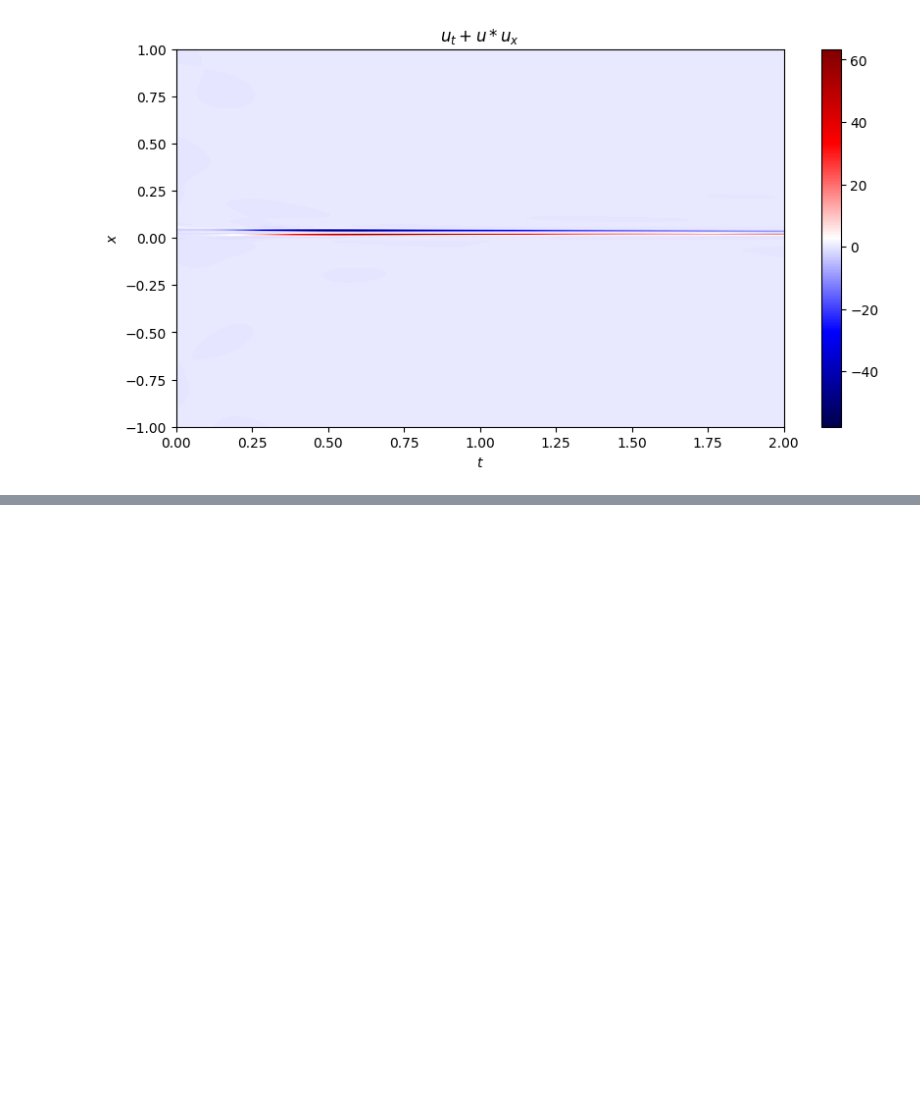
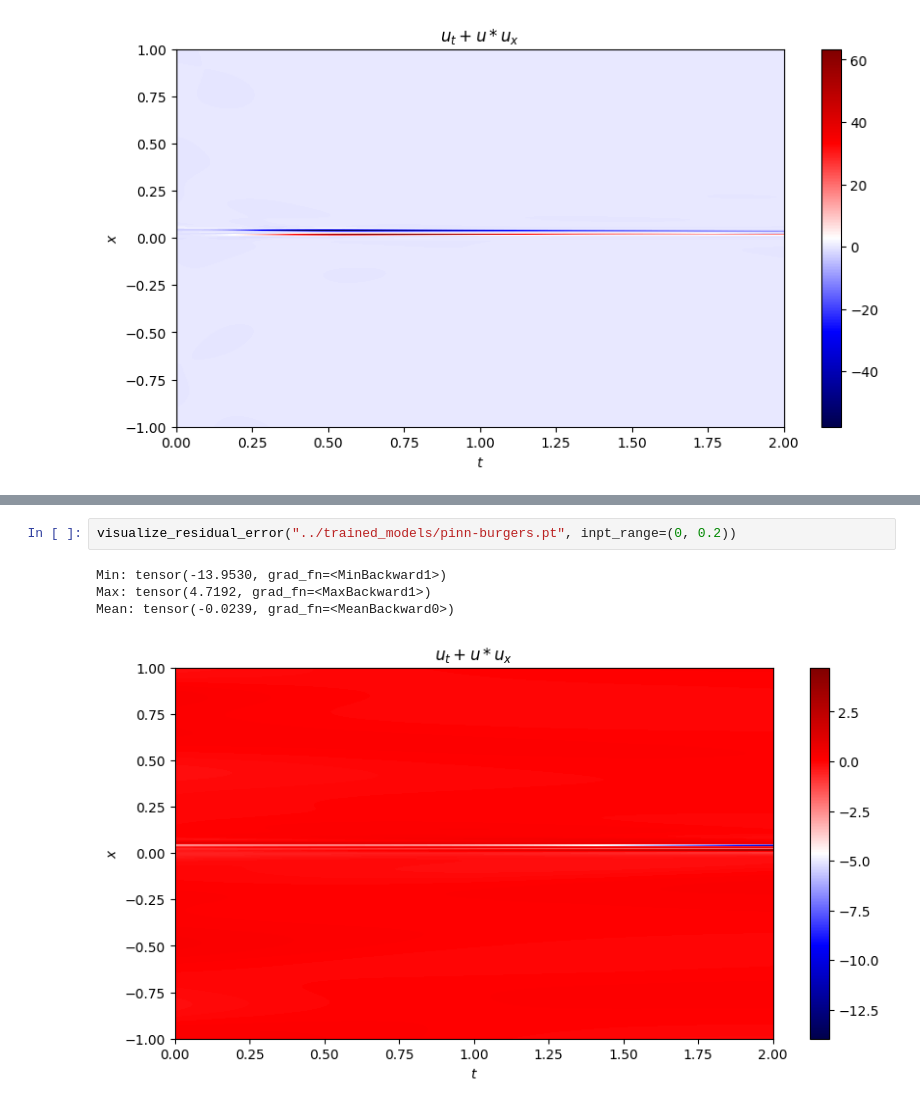
Before and after one commit to avaljotsingh/Verification-of-PINNs, a Jupyter notebook: experiments/pinn-burgers.ipynb, the cells around one changed output, grey strips where cells are left out. Drawn from its saved outputs; the diff is of its cells as text; blank space fills up the shorter version.

```diff
--- a/experiments/pinn-burgers.ipynb
+++ b/experiments/pinn-burgers.ipynb
@@ -367,0 +376,7 @@ Mean: tensor(-0.0028, grad_fn=<MeanBackward0>)
+# %%
+visualize_residual_error("../trained_models/pinn-burgers.pt", inpt_range=(0, 0.2))
+# %% [output]
+Min: tensor(-13.9530, grad_fn=<MinBackward1>)
+Max: tensor(4.7192, grad_fn=<MaxBackward1>)
+Mean: tensor(-0.0239, grad_fn=<MeanBackward0>)
+[figure, added]
```
Also changed, not shown: parts of 2 cells of this notebook, 1 other file.
